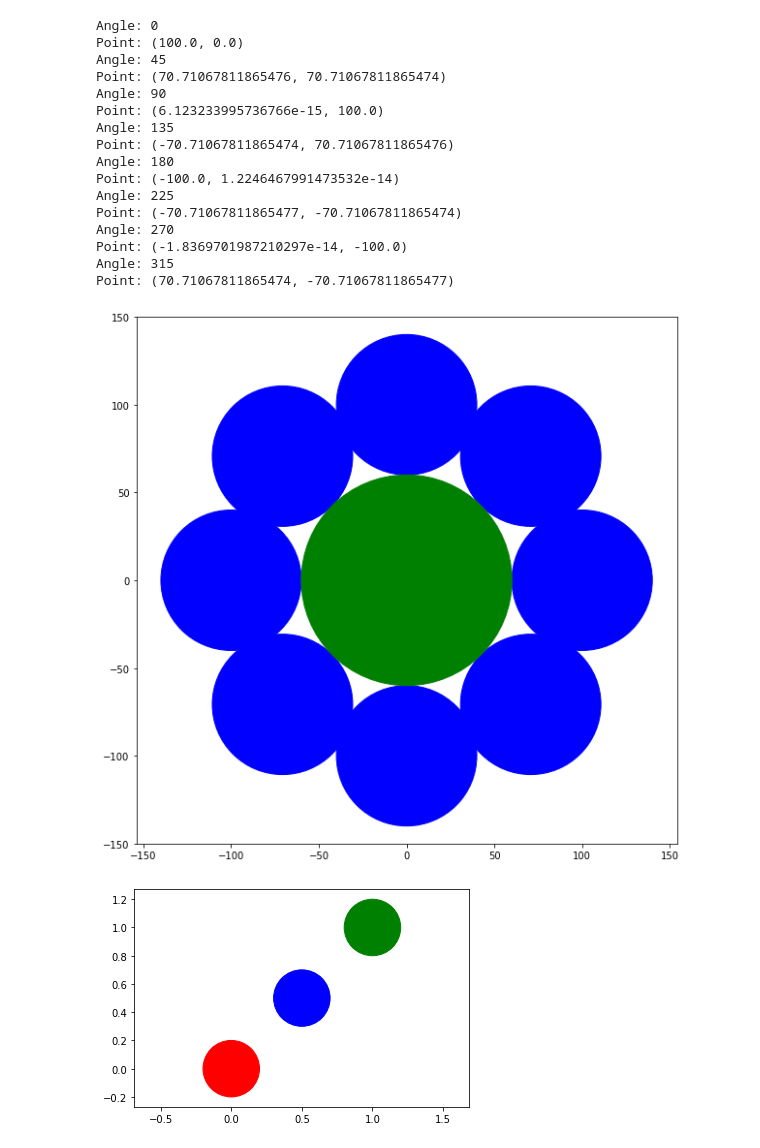
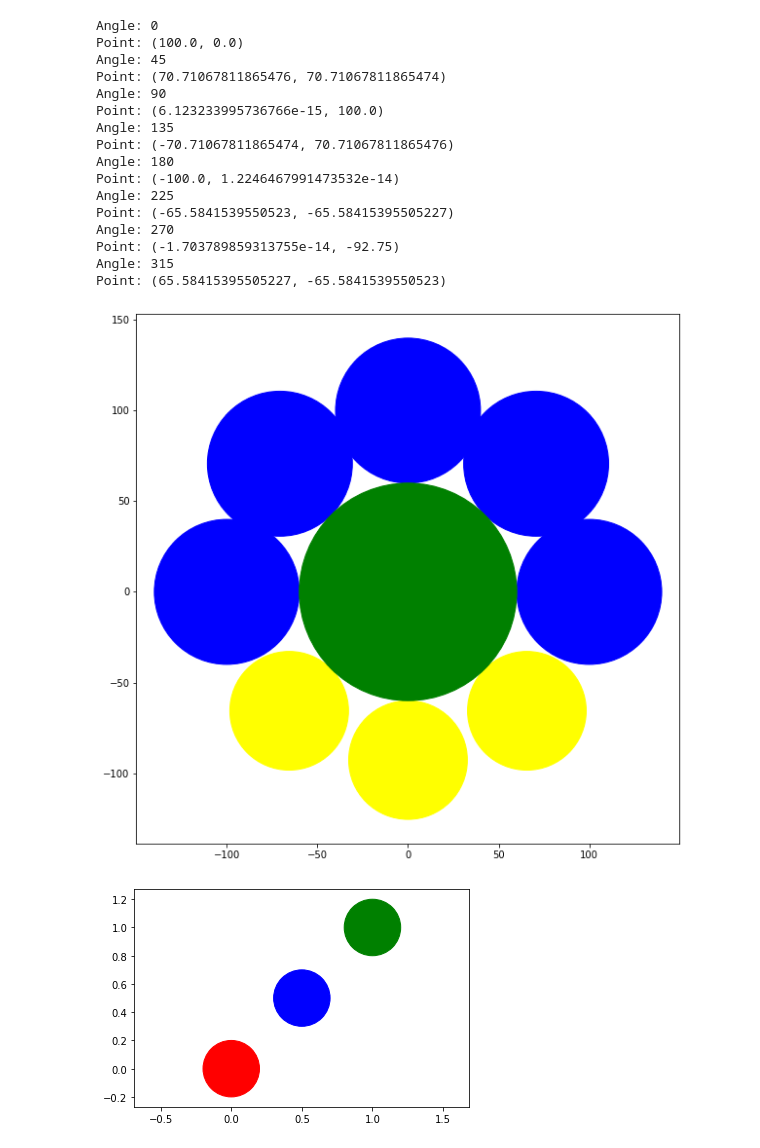
Before and after one commit to TobiasWeis/glassophone, a Jupyter notebook: scripts/radius_calc.ipynb, the cells around one changed output. Drawn from its saved outputs; the diff is of its cells as text; code cells hidden in the pictures.

```diff
--- a/scripts/radius_calc.ipynb
+++ b/scripts/radius_calc.ipynb
@@ -4,47 +4,54 @@ import numpy as np
 import matplotlib.pyplot as plt
 # %%
 # abstände und durchmesser für gläser
-r_glass = 80/2 #wein: 70/2 # ikea: 86/2 # mm
+r_glass_w = 80/2 #wein: 70/2 # ikea: 86/2 # mm
+r_glass_s = 65.5/2
 r_hammer = 60 #mm
 # %%
 def point_from_angle(angle_deg, r, cx=0,cy=0):
     a = np.radians(angle_deg)
     x = cx + r * np.cos(a)
     y = cy + r * np.sin(a)
 
     return x,y
 
 fig, ax = plt.subplots(figsize=(10,10))
 
-for i in range(0,360,45):
-    p = point_from_angle(i, r_hammer+r_glass)
+for i in range(0,360-3*45,45):
+    p = point_from_angle(i, r_hammer+r_glass_w)
     print("Angle:",i)
     print("Point:",p)
 
-    ax.add_patch(plt.Circle(p, r_glass, color='blue'))
+    ax.add_patch(plt.Circle(p, r_glass_w, color='blue'))
+
+for i in range(360-3*45,360,45):
+    p = point_from_angle(i, r_hammer+r_glass_s)
+    print("Angle:",i)
+    print("Point:",p)
+    ax.add_patch(plt.Circle(p, r_glass_s, color='yellow'))
 
 ax.add_patch(plt.Circle((0,0), r_hammer, color='green'))
 
 plt.axis('equal')
 plt.show()
 # %% [output]
 Angle: 0
 Point: (100.0, 0.0)
 Angle: 45
 Point: (70.71067811865476, 70.71067811865474)
 Angle: 90
 Point: (6.123233995736766e-15, 100.0)
 Angle: 135
 Point: (-70.71067811865474, 70.71067811865476)
 Angle: 180
 Point: (-100.0, 1.2246467991473532e-14)
 Angle: 225
-Point: (-70.71067811865477, -70.71067811865474)
+Point: (-65.5841539550523, -65.58415395505227)
 Angle: 270
-Point: (-1.8369701987210297e-14, -100.0)
+Point: (-1.703789859313755e-14, -92.75)
 Angle: 315
-Point: (70.71067811865474, -70.71067811865477)
+Point: (65.58415395505227, -65.5841539550523)
-[figure, old version]
+[figure, new version]
 # %%
 circle1 = plt.Circle((0, 0), 0.2, color='r')
 circle2 = plt.Circle((0.5, 0.5), 0.2, color='blue')
```
Also changed, not shown: 2 other files.
